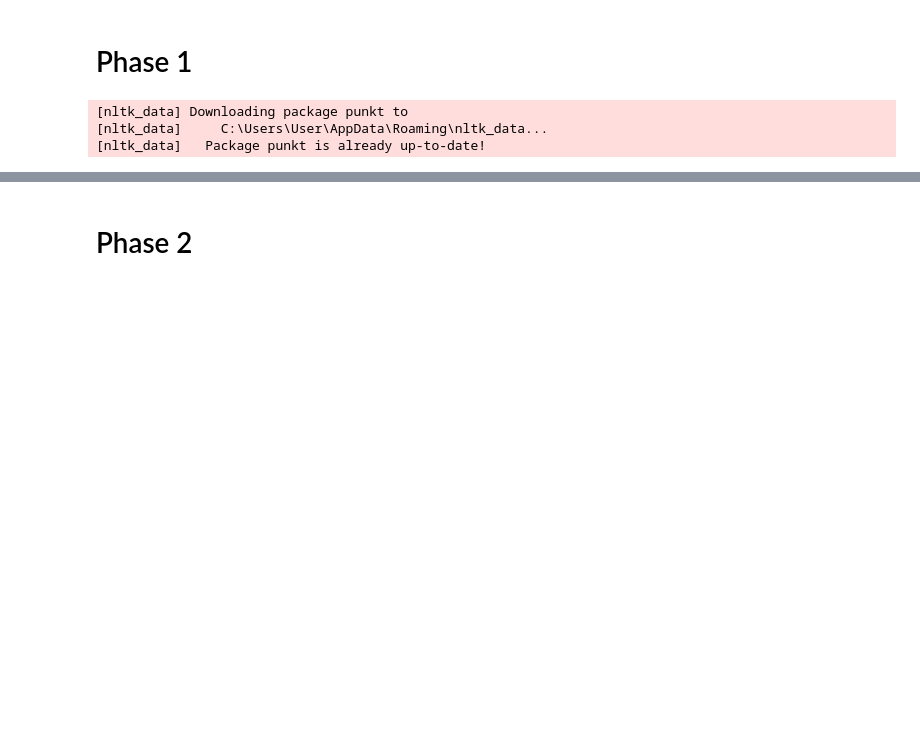
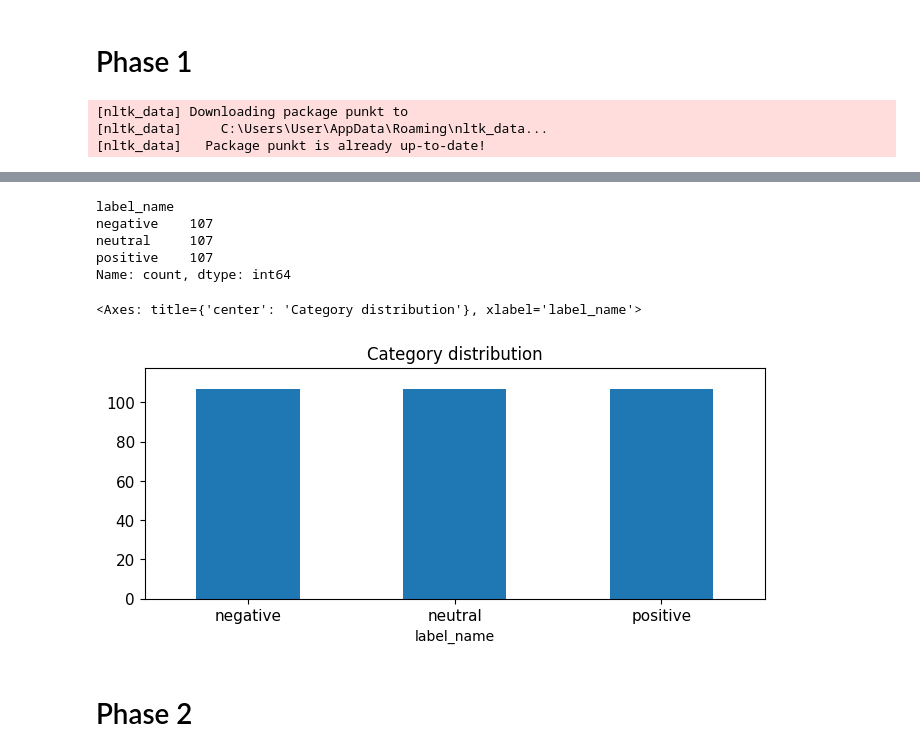
Before and after one commit to CedricCVT/DM2025-Lab1-Exercise, a Jupyter notebook: DM2025-Lab1-Homework.ipynb, the cells around one changed output, grey strips where cells are left out. Drawn from its saved outputs; the diff is of its cells as text; code cells hidden in the pictures; blank space fills up the shorter version.

```diff
--- a/DM2025-Lab1-Homework.ipynb
+++ b/DM2025-Lab1-Homework.ipynb
@@ -154,3 +175,22 @@ This means we might have to sample to get equivalent proportions of the 3 labels
+# %%
+# Creating an equally sampled dataframe
+df_sampled = df.groupby('label').sample(n=107, random_state=42)
+
+print(df_sampled.label_name.value_counts())
+
+# plot barchart for df_sampled
+df_sampled.label_name.value_counts().plot(kind = 'bar',
+                                    title = 'Category distribution',
+                                    ylim = [0, df_sampled.label_name.value_counts().max()*1.1],
+                                    rot = 0, fontsize = 11, figsize = (8,3))
+# %% [output]
+label_name
+negative    107
+neutral     107
+positive    107
+Name: count, dtype: int64
+<Axes: title={'center': 'Category distribution'}, xlabel='label_name'>
+[figure, added]
 # %% [markdown]
 # Phase 2
 # %%
```
Also changed, not shown: parts of 11 cells of this notebook.
